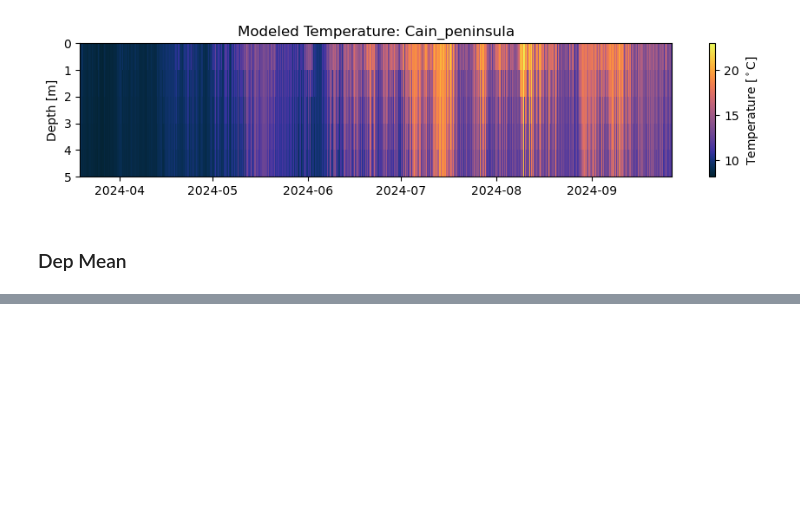
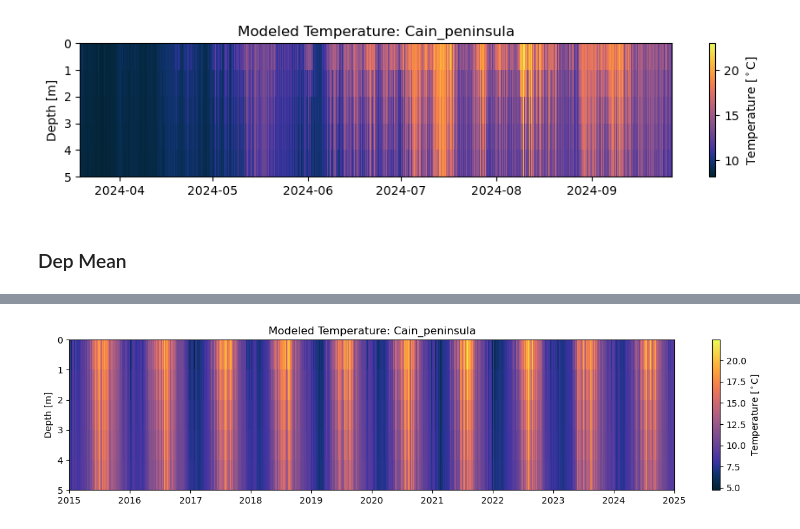
Before and after one commit to SalishSeaCast/analysis-cassidy, a Jupyter notebook: notebooks/stair_collab/julie_temperature/model_to_logger_comparison_01_cain_penninsula.ipynb, the cells around one changed output, grey strips where cells are left out. Saved outputs shown, nothing was run; the diff lists cells and outputs as text; code cells hidden in the pictures; blank space fills up the shorter version.

```diff
--- a/notebooks/stair_collab/julie_temperature/model_to_logger_comparison_01_cain_penninsula.ipynb
+++ b/notebooks/stair_collab/julie_temperature/model_to_logger_comparison_01_cain_penninsula.ipynb
@@ -217,0 +344,12 @@ ax.legend()
+# %%
+model_daily_alldep = xr.open_dataset('/ocean/cdonaldson/stair_extractions/julie/SalishSeaCast_daily_phys_00_05_cain_20150101_20241231.nc').isel(gridX=0, gridY=0)
+# %%
+cmap = cm.thermal
+fig, ax = plt.subplots(1,1, figsize=(15, 3))
+colors = ax.pcolormesh(model_daily_alldep.time, model_daily_alldep.depth, model_daily_alldep.votemper[:,:].T, cmap=cmap)
+ax.set_ylim([5,0])
+ax.set_title('Modeled Temperature: {}'.format(site_name))
+ax.set_ylabel('Depth [m]')
+cb = fig.colorbar(colors, ax=ax, label=r'Temperature [$^\circ$C]', orientation='vertical')
+# %% [output]
+[figure, added]
```
Also changed, not shown: parts of 31 cells of this notebook, 11 other files.
